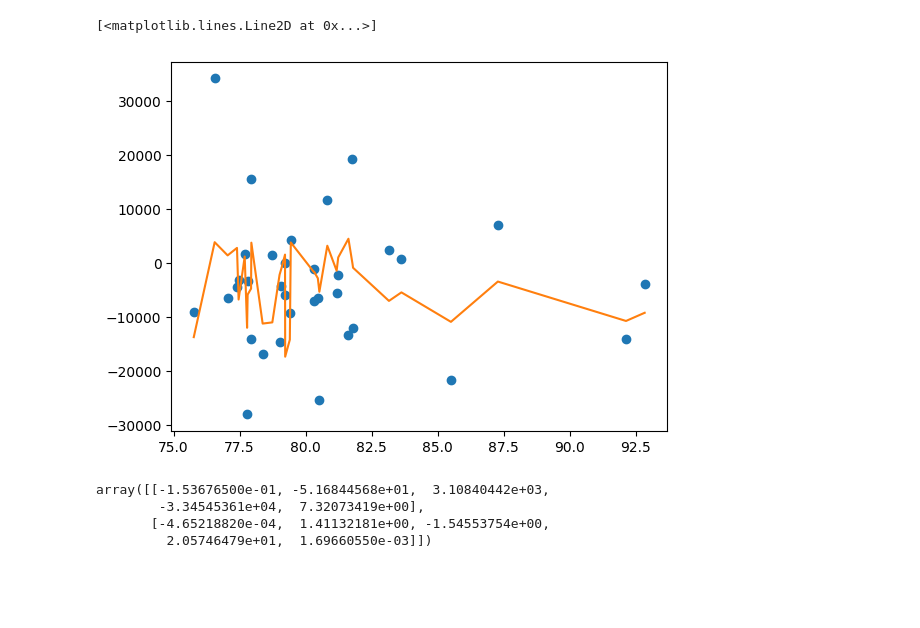
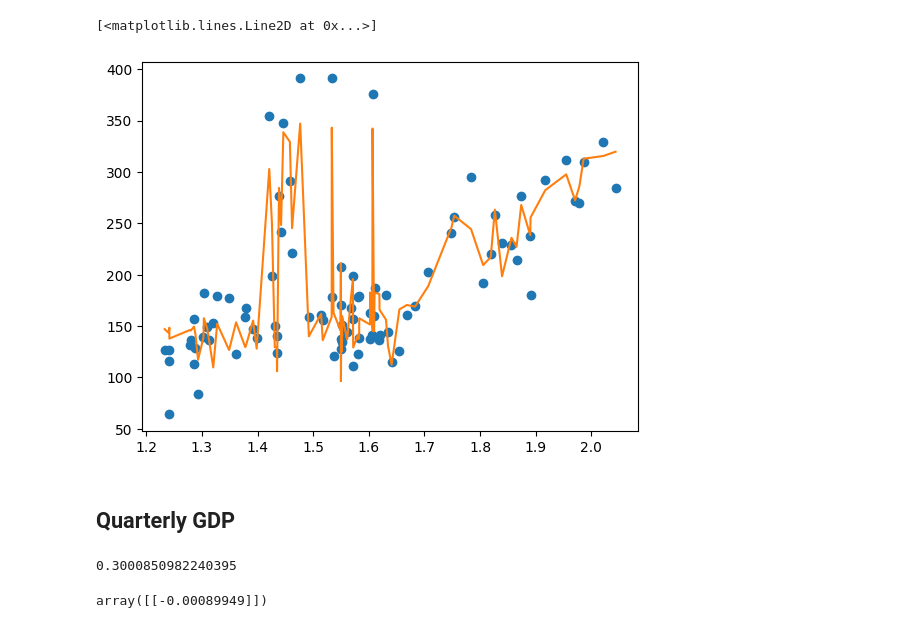
Before and after one commit to victoriawong1123/data_science_project, a Jupyter notebook: notebooks/quarterly_model.ipynb, the cells around one changed output. Drawn from its saved outputs; the diff is of its cells as text; code cells hidden in the pictures; blank space fills up the shorter version.

```diff
--- a/notebooks/quarterly_model.ipynb
+++ b/notebooks/quarterly_model.ipynb
@@ -52,0 +62,6 @@ array([[ 1.1740e+04,  1.3000e+01],
+# %%
+gdp_quarter = read_gdp()
+until = '2022-01'
+gdp_quarter['Date'] = gdp_quarter['Date'].dt.to_period('M')
+gdp_quarter = gdp_quarter[gdp_quarter['Date'] < until]
+gdp_quarter
@@ -52,0 +82,7 @@ array([[ 1.1740e+04,  1.3000e+01],
+# %%
+res = []
+for i in range(int(len(vol_monthly)/3)):
+    s = vol_monthly[3*i: 3*(i+1)]
+    res.append(s.vol.sum())
+gdp_quarter['vol'] = res
+gdp_quarter
@@ -52,0 +105,16 @@ array([[ 1.1740e+04,  1.3000e+01],
+# %%
+until = '2022-01'
+var_monthly = read_variable_monthly()
+var_monthly['Date'] = var_monthly['Date'].dt.to_period('M')
+var_monthly = var_monthly[var_monthly['Date'] < until]
+
+res = {'EXUSUK': [], 'Interest_Rate': [], 'SMI': []}
+for i in range(int(len(var_monthly)/3)):
+    s = var_monthly[3*i: 3*(i+1)]
+    res['EXUSUK'].append(s.EXUSUK.mean())
+    res['Interest_Rate'].append(s['Interest_Rate'].mean())
+    res['SMI'].append(s.SMI.mean())
+gdp_quarter['EXUSUK'] = res['EXUSUK']
+gdp_quarter['Interest_Rate'] = res['Interest_Rate']
+gdp_quarter['SMI'] = res['SMI']
+gdp_quarter
@@ -53,4 +138,7 @@ array([[ 1.1740e+04,  1.3000e+01],
 # %%
+x_index = ['EXUSUK', 'Interest_Rate', 'SMI', 'UK_GDP']
+y_index = ['vol']
+X, Y = df_to_XY(gdp_quarter, xkeys=x_index, ykeys=y_index)
 reg = LinearRegression().fit(X, Y)
 reg.score(X, Y)
 # %% [output]
@@ -89,27 +155,35 @@ print(X)
 # %%
 ax = plt.gca()
 
-_xindex = 1  # ['GDP', 'FOREX', 'CPI', 'Interest_rate', 'SMI']
+_xindex = 0  # ['GDP', 'FOREX', 'CPI', 'Interest_rate', 'SMI']
 _yindex = 0  # [value, num]
 
 x = X[:, _xindex]
 y = Y[:, _yindex]
 beta = reg.coef_
 const =  reg.intercept_[_yindex]
 
 Y_pred = X @ beta.T + const
 y_pred = Y_pred[:, _yindex]
 
 ax.plot(x, y, marker='o', ls="")
 index = np.argsort(x)
 ax.plot(x[index], y_pred[index])
 # %% [output]
 [<matplotlib.lines.Line2D at 0x...>]
-[figure, old version]
+[figure, new version]
-# %%
-beta
-# %% [output]
-array([[-1.53676500e-01, -5.16844568e+01,  3.10840442e+03,
-        -3.34545361e+04,  7.32073419e+00],
-       [-4.65218820e-04,  1.41132181e+00, -1.54553754e+00,
-         2.05746479e+01,  1.69660550e-03]])
+# %% [markdown]
+## Quarterly GDP
+# %%
+x_index = ['UK_GDP']
+y_index = ['vol']
+
+X, Y = df_to_XY(gdp_quarter, xkeys=x_index, ykeys=y_index)
+reg = LinearRegression().fit(X, Y)
+reg.score(X, Y)
+# %% [output]
+0.3000850982240395
+# %%
+reg.coef_
+# %% [output]
+array([[-0.00089949]])
```
Also changed, not shown: parts of 19 cells of this notebook, 2 other files.
